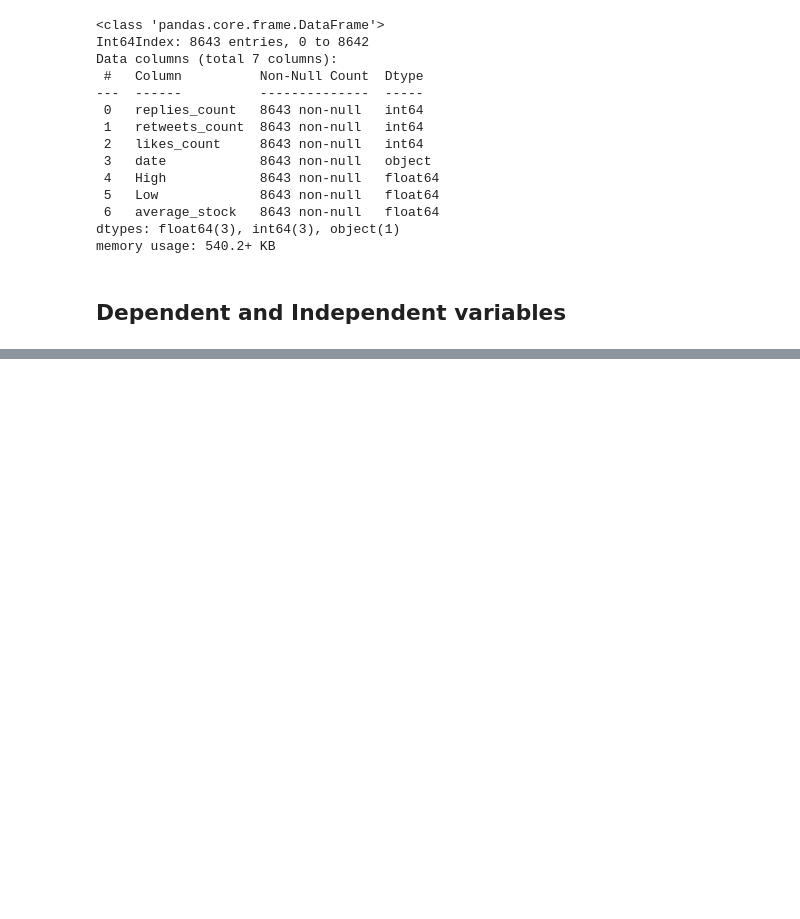
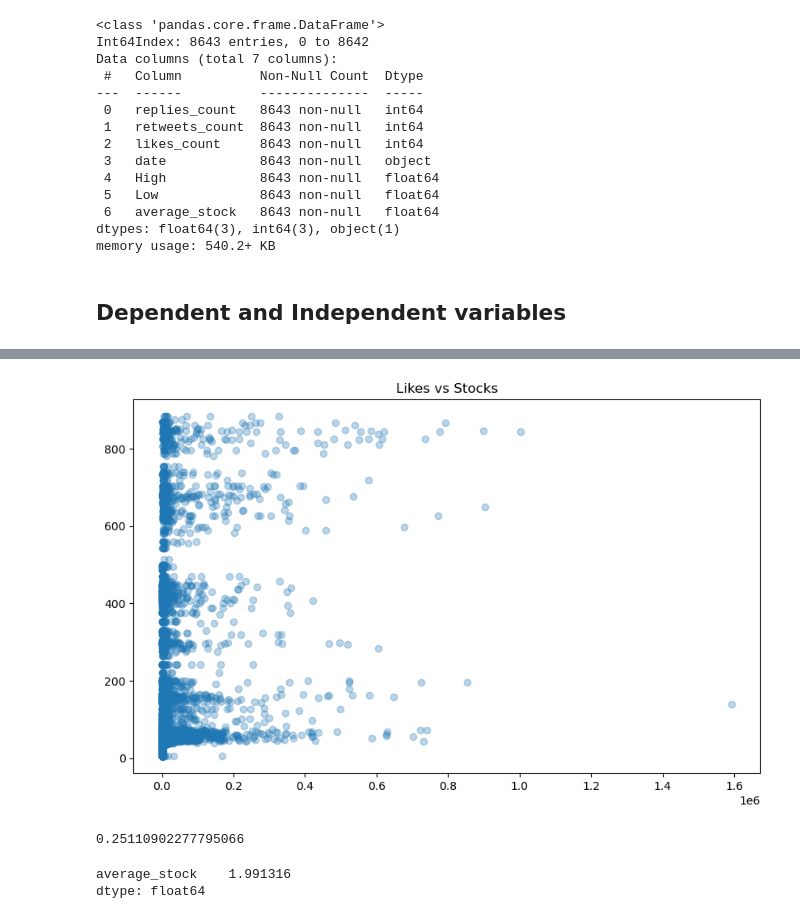
Before and after one commit to epicYellow/ElonMusk-TeslaPrediction, a Jupyter notebook: ElonMusk_TeslaStock_InteractionPrediction.ipynb, the cells around one changed output, grey strips where cells are left out. Cells and saved outputs as stored; diff of their text form; code cells hidden in the pictures; blank space fills up the shorter version.

```diff
--- a/ElonMusk_TeslaStock_InteractionPrediction.ipynb
+++ b/ElonMusk_TeslaStock_InteractionPrediction.ipynb
@@ -129,5 +142,7 @@ memory usage: 540.2+ KB
 # %% [markdown]
 ## Dependent and Independent variables
 # %%
-y = DataFrame(data_merged, columns=['average_stock', 'date'])
-x = DataFrame(data_merged, columns=['replies_count', 'retweets_count', 'likes_count', 'date'])
+y = DataFrame(data_merged, columns=['average_stock'])
+x = DataFrame(data_merged, columns=['replies_count', 'retweets_count', 'likes_count'])
+
+# data = pd.get_dummies(data, columns=['job'], prefix='is')
@@ -133,0 +212,9 @@ x = DataFrame(data_merged, columns=['replies_count', 'retweets_count', 'likes_co
+# %%
+
+
+plt.figure(figsize=(10,6))
+plt.scatter(x["likes_count"], y, alpha=0.3)
+plt.title('Likes vs Stocks')
+plt.show()
+# %% [output]
+[figure, added]
@@ -133,0 +223,9 @@ x = DataFrame(data_merged, columns=['replies_count', 'retweets_count', 'likes_co
+# %%
+y_log.skew()
+# %% [output]
+0.25110902277795066
+# %%
+y.skew()
+# %% [output]
+average_stock    1.991316
+dtype: float64
```
Also changed, not shown: parts of 17 cells of this notebook, 1 other file.
